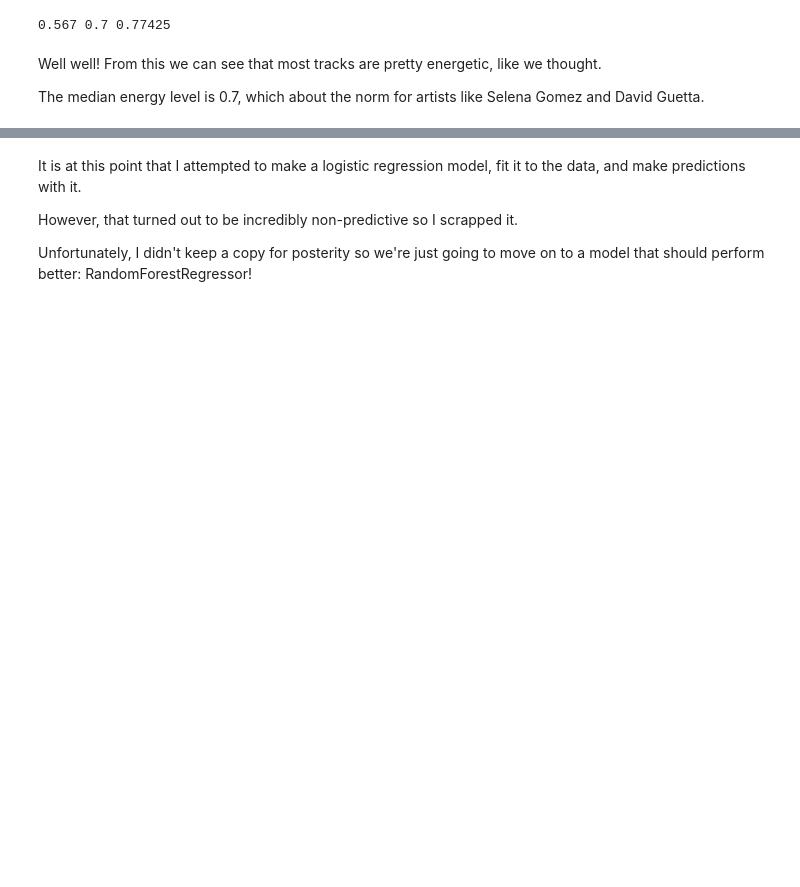
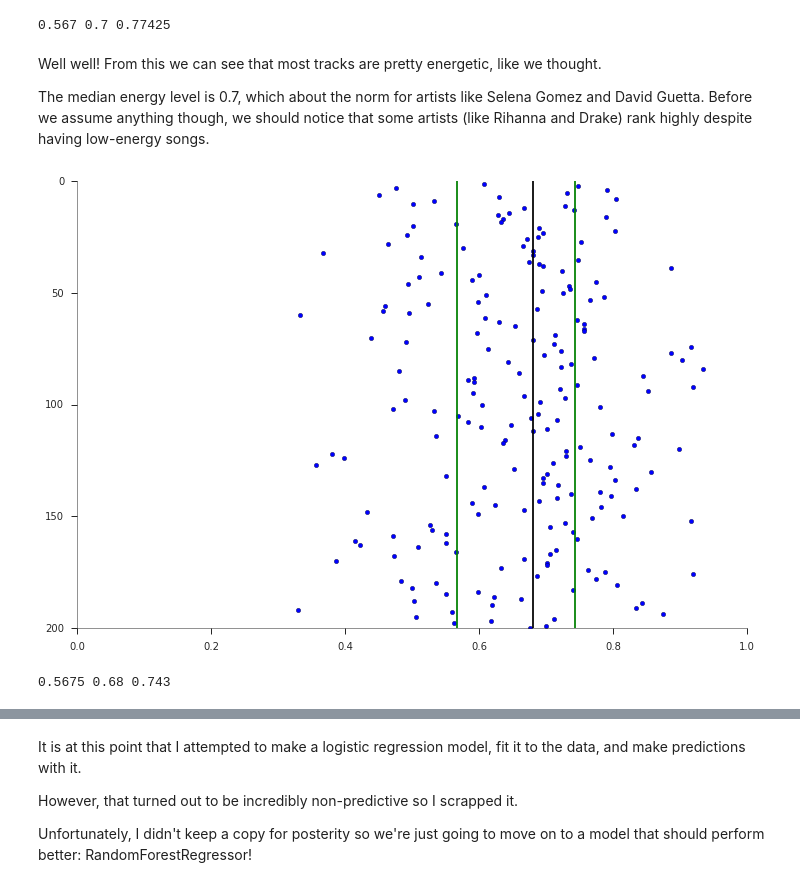
Before and after one commit to jav094/Data-Equals-Music, a Jupyter notebook: data_equals_music_analysis.ipynb, the cells around one changed output, grey strips where cells are left out. Cells and saved outputs as stored; diff of their text form; code cells hidden in the pictures; blank space fills up the shorter version.

```diff
--- a/data_equals_music_analysis.ipynb
+++ b/data_equals_music_analysis.ipynb
@@ -118,4 +121,4 @@ print p_25, p_50, p_75
 # %% [markdown]
 Well well! From this we can see that most tracks are pretty energetic, like we thought.
 
-The median energy level is 0.7, which about the norm for artists like Selena Gomez and David Guetta.
+The median energy level is 0.7, which about the norm for artists like Selena Gomez and David Guetta. Before we assume anything though, we should notice that some artists (like Rihanna and Drake) rank highly despite having low-energy songs.
@@ -141,0 +125,21 @@ sns.lmplot(x="tempo", y='Position', data=df)
+# %%
+# Let's try the same for danceability
+d = df.danceability
+p_25 = np.percentile(d, 25)
+p_50 = np.percentile(d, 50)
+p_75 = np.percentile(d, 75)
+plt.scatter(df["danceability"], y)
+plt.axis((0.0,1.0,0,200))
+plt.gca().invert_yaxis()
+sns.despine()
+plt.axvline(x=p_25, color="Green")
+plt.axvline(x=p_50, color="Black")
+plt.axvline(x=p_75, color="Green")
+
+plt.show()
+# %% [output]
+[figure, added]
+# %%
+print p_25, p_50, p_75
+# %% [output]
+0.5675 0.68 0.743
```
Also changed, not shown: parts of 12 cells of this notebook.
